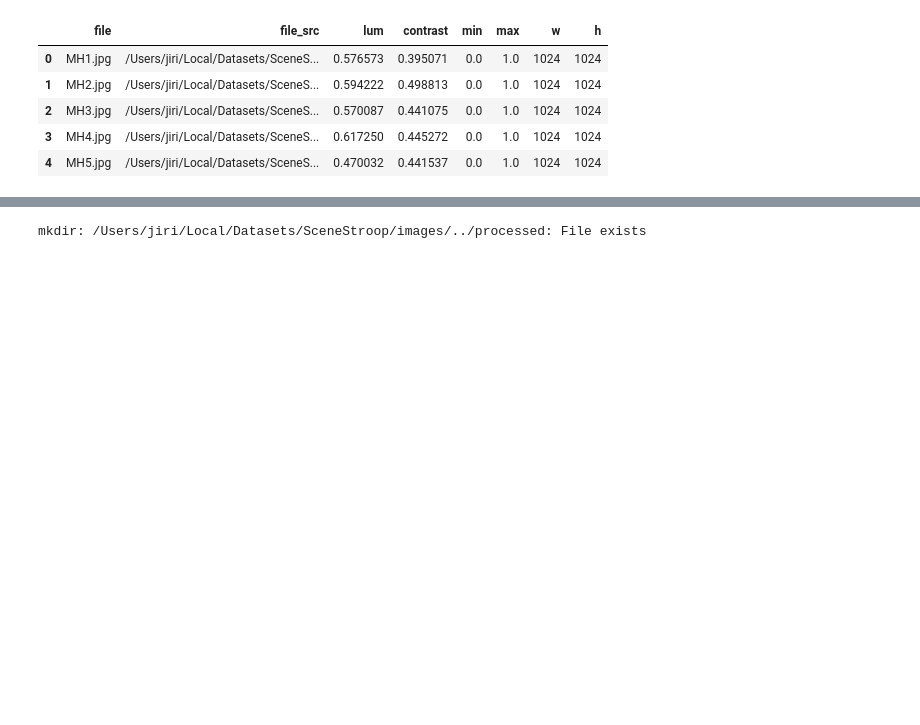
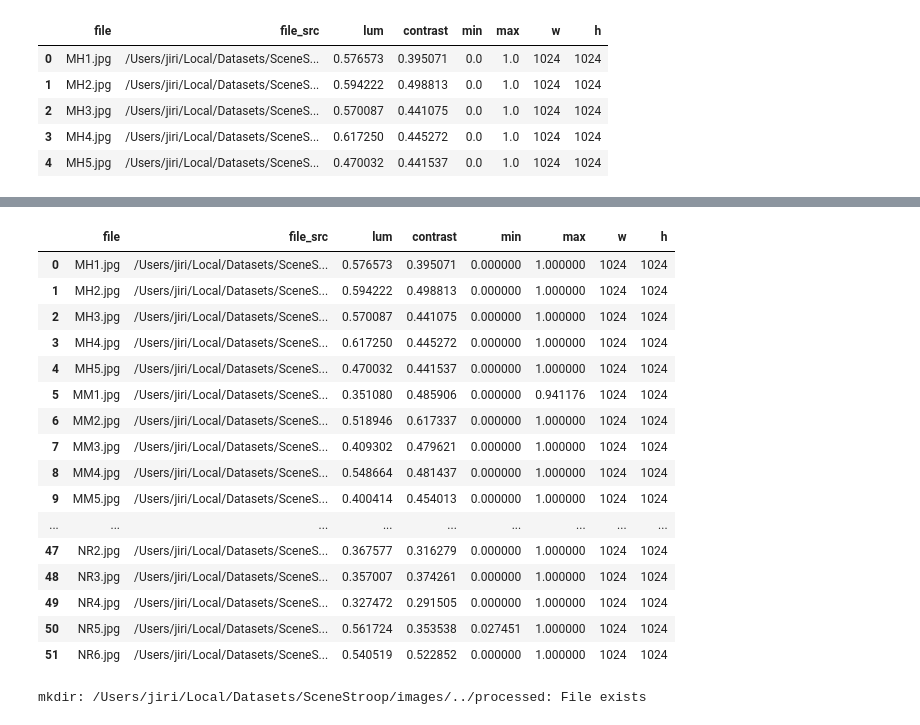
Before and after one commit to jirilukavsky/scenemixer, a Jupyter notebook: balance_images.ipynb, the cells around one changed output, grey strips where cells are left out. Saved outputs shown, nothing was run; the diff lists cells and outputs as text; code cells hidden in the pictures; blank space fills up the shorter version.

```diff
--- a/balance_images.ipynb
+++ b/balance_images.ipynb
@@ -128,3 +144,23 @@ db_prop.head()
+# %%
+db_prop
+# %% [output]
+|  | file | file_src | lum | contrast | min | max | w | h |
+| 0 | MH1.jpg | /Users/jiri/Local/Datasets/SceneS... | 0.576573 | 0.395071 | 0.000000 | 1.000000 | 1024 | 1024 |
+| 1 | MH2.jpg | /Users/jiri/Local/Datasets/SceneS... | 0.594222 | 0.498813 | 0.000000 | 1.000000 | 1024 | 1024 |
+| 2 | MH3.jpg | /Users/jiri/Local/Datasets/SceneS... | 0.570087 | 0.441075 | 0.000000 | 1.000000 | 1024 | 1024 |
+| 3 | MH4.jpg | /Users/jiri/Local/Datasets/SceneS... | 0.617250 | 0.445272 | 0.000000 | 1.000000 | 1024 | 1024 |
+| 4 | MH5.jpg | /Users/jiri/Local/Datasets/SceneS... | 0.470032 | 0.441537 | 0.000000 | 1.000000 | 1024 | 1024 |
+| 5 | MM1.jpg | /Users/jiri/Local/Datasets/SceneS... | 0.351080 | 0.485906 | 0.000000 | 0.941176 | 1024 | 1024 |
+| 6 | MM2.jpg | /Users/jiri/Local/Datasets/SceneS... | 0.518946 | 0.617337 | 0.000000 | 1.000000 | 1024 | 1024 |
+| 7 | MM3.jpg | /Users/jiri/Local/Datasets/SceneS... | 0.409302 | 0.479621 | 0.000000 | 1.000000 | 1024 | 1024 |
+| 8 | MM4.jpg | /Users/jiri/Local/Datasets/SceneS... | 0.548664 | 0.481437 | 0.000000 | 1.000000 | 1024 | 1024 |
+| 9 | MM5.jpg | /Users/jiri/Local/Datasets/SceneS... | 0.400414 | 0.454013 | 0.000000 | 1.000000 | 1024 | 1024 |
+| ... | ... | ... | ... | ... | ... | ... | ... | ... |
+| 47 | NR2.jpg | /Users/jiri/Local/Datasets/SceneS... | 0.367577 | 0.316279 | 0.000000 | 1.000000 | 1024 | 1024 |
+| 48 | NR3.jpg | /Users/jiri/Local/Datasets/SceneS... | 0.357007 | 0.374261 | 0.000000 | 1.000000 | 1024 | 1024 |
+| 49 | NR4.jpg | /Users/jiri/Local/Datasets/SceneS... | 0.327472 | 0.291505 | 0.000000 | 1.000000 | 1024 | 1024 |
+| 50 | NR5.jpg | /Users/jiri/Local/Datasets/SceneS... | 0.561724 | 0.353538 | 0.027451 | 1.000000 | 1024 | 1024 |
+| 51 | NR6.jpg | /Users/jiri/Local/Datasets/SceneS... | 0.540519 | 0.522852 | 0.000000 | 1.000000 | 1024 | 1024 |
 # %%
 db_prop["z_max"] = (db_prop["max"] - db_prop["lum"]) / db_prop["contrast"]
 db_prop["z_min"] = (db_prop["min"] - db_prop["lum"]) / db_prop["contrast"]
```
Also changed, not shown: parts of 4 cells of this notebook.
